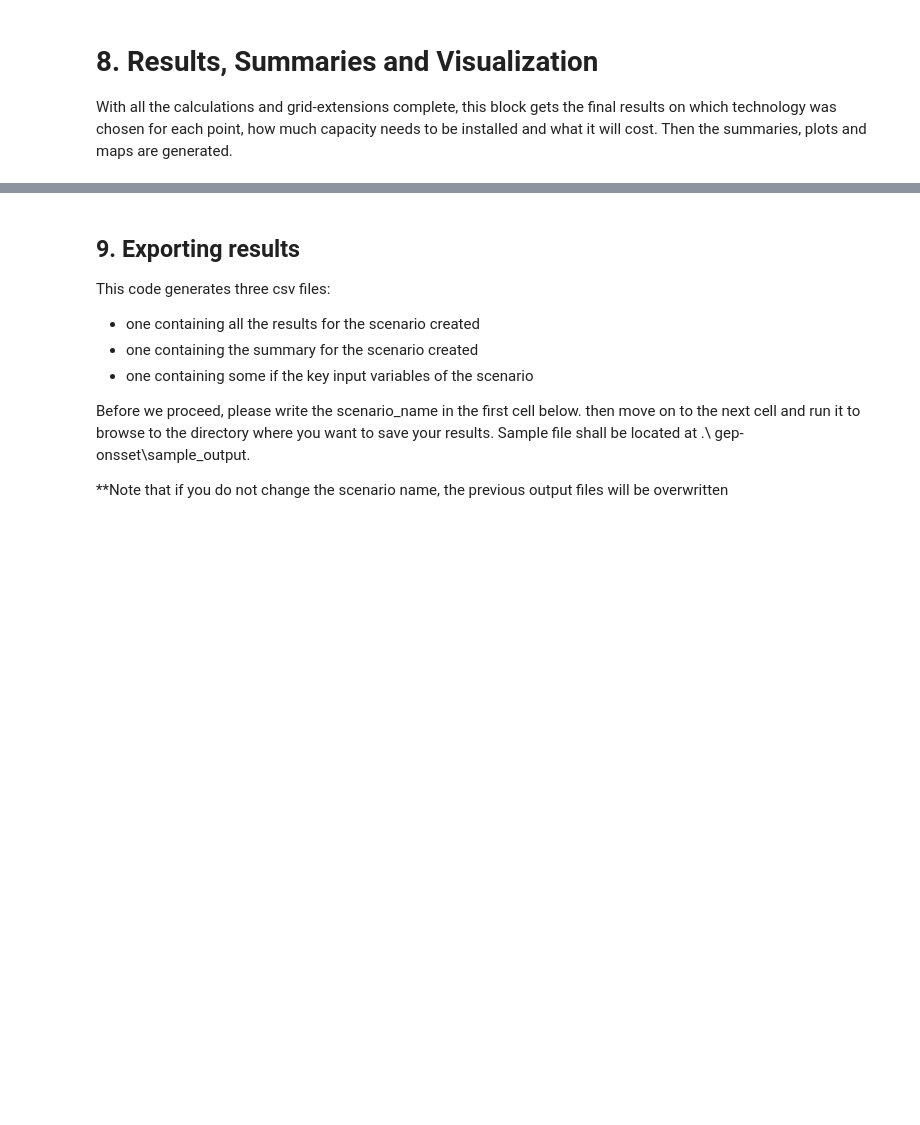
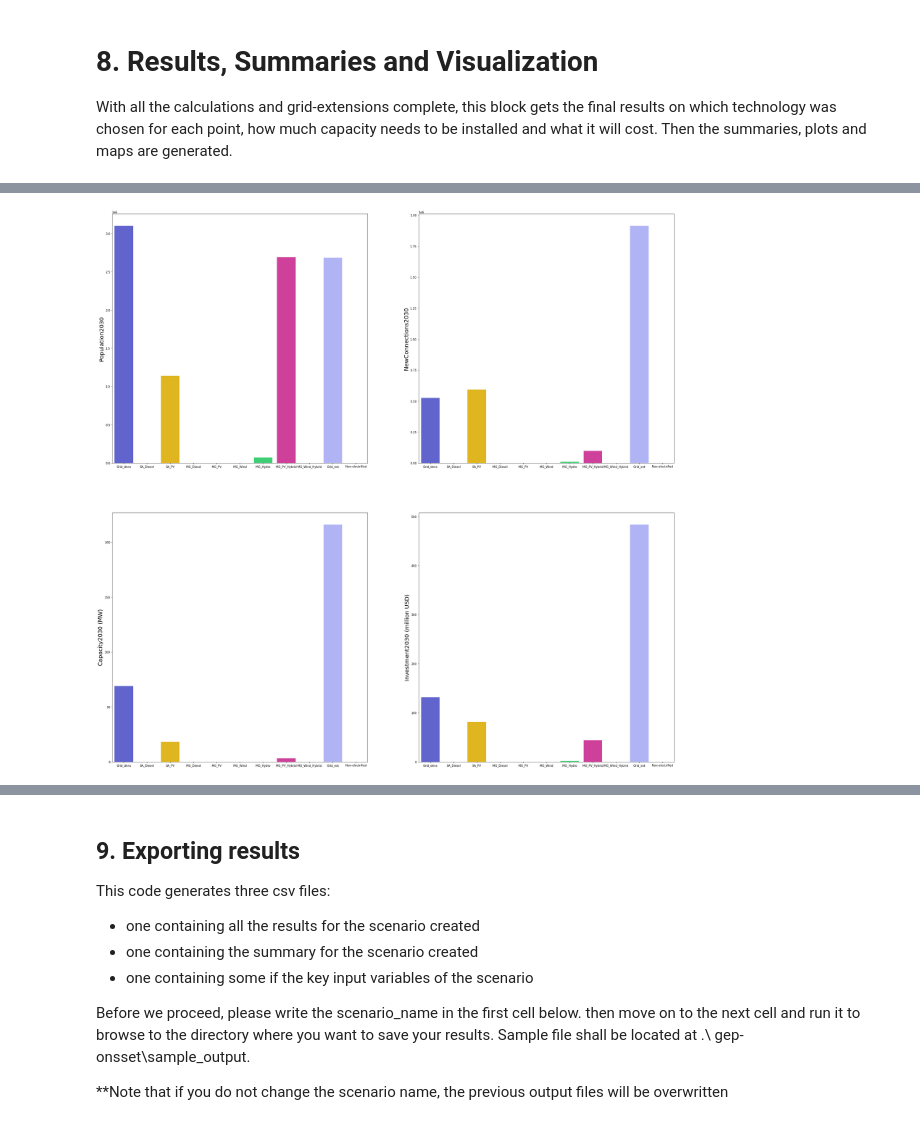
Before and after one commit to global-electrification-platform/gep-onsset, a Jupyter notebook: GEP_Generator.ipynb, the cells around one changed output, grey strips where cells are left out. Cells and saved outputs as stored; diff of their text form; code cells hidden in the pictures; blank space fills up the shorter version.

```diff
--- a/GEP_Generator.ipynb
+++ b/GEP_Generator.ipynb
@@ -208,6 +229,22 @@ grid_calc = Technology(om_of_td_lines=0.02,
                         grid_capacity_investment=grid_power_plants_capital_cost,
                         grid_price=grid_generation_cost)
 
+mg_pv_hybrid_calc = Technology(om_of_td_lines=0.02,
+                               distribution_losses=0.05,
+                               connection_cost_per_hh=100,
+                               capacity_factor=0.5,
+                               tech_life=20,
+                               mini_grid=True,
+                               hybrid=True)
+
+mg_wind_hybrid_calc = Technology(om_of_td_lines=0.02,
+                                 distribution_losses=0.05,
+                                 connection_cost_per_hh=100,
+                                 capacity_factor=0.5,
+                                 tech_life=20,
+                                 mini_grid=True,
+                                 hybrid=True)
+
 # Mini-grid hydro costs
 mg_hydro_calc = Technology(om_of_td_lines=0.02,
                             distribution_losses=0.05,
@@ -236,7 +273,7 @@ mg_pv_calc = Technology(om_of_td_lines=0.02,
                         base_to_peak_load_ratio=0.85,
                         tech_life=20,
                         om_costs=0.015,
-                        capital_cost=mg_pv_capital_cost * pv_adjustment_factor
+                        capital_cost= mg_pv_capital_cost
                        )
 
 # Stand-alone PV costs
@@ -359,9 +413,3 @@ tier_4 = 2117
 tier_5 = 2993
 
 onsseter.prepare_wtf_tier_columns(num_people_per_hh_rural, num_people_per_hh_urban, tier_1, tier_2, tier_3, tier_4, tier_5)
-# %%
-onsseter.df[SET_EDU_DEMAND] = 0           # Demand for educational facilities (kWh/capita/year)
-onsseter.df[SET_HEALTH_DEMAND] = 0        # Demand for health facilities (kWh/capita/year)
-onsseter.df[SET_COMMERCIAL_DEMAND] = 0    # Demand for commercial activities (kWh/capita/year)
-onsseter.df[SET_AGRI_DEMAND] = 0          # Demand for agricultural activities (kWh/capita/year)
-productive_demand = 0 # 1 if productive demand is defined and should be included, else 0
@@ -368,3 +420,5 @@ productive_demand = 0 # 1 if productive demand is defined and should be included
+# %%
+productive_demand = 1                     # 1 if productive demand is defined and should be included, else 0
 # %% [markdown]
 # 7. Start a scenario run, which calculate and compare technology costs for every settlement in the country
 
@@ -548,43 +685,45 @@ summary_table
 import matplotlib.pylab as plt
 import seaborn as sns
 
-colors = ['#73B2FF','#EDD100','#EDA800','#1F6600','#98E600','#70A800','#1FA800']
+colors = ['#4e53de','#EDD100','#ffc700','#1F6600','#98E600','#70A800','#28e66d', '#e628a0', '#1b8f4d', '#a6aaff', '#D3D3D3']
 techs_colors = dict(zip(techs, colors))
 
 summary_plot=summary_table.drop(labels='Total',axis=0)
-fig_size = [15, 15]
-font_size = 10
+fig_size = [35, 35]
+font_size = 1
 plt.rcParams["figure.figsize"] = fig_size
 f, axarr = plt.subplots(2, 2)
 fig_size = [15, 15]
 font_size = 10
 plt.rcParams["figure.figsize"] = fig_size
 
 if cost_choice == 1:
     sns.barplot(x=summary_plot.index.tolist(), y=columns[11], data=summary_plot, ax=axarr[0, 0], palette=colors)
     axarr[0, 0].set_ylabel(columns[4], fontsize=2*font_size)
     axarr[0, 0].tick_params(labelsize=font_size)
     sns.barplot(x=summary_plot.index.tolist(), y=columns[12], data=summary_plot, ax=axarr[0, 1], palette=colors)
     axarr[0, 1].set_ylabel(columns[5], fontsize=2*font_size)
     axarr[0, 1].tick_params(labelsize=font_size)
     sns.barplot(x=summary_plot.index.tolist(), y=columns[13], data=summary_plot, ax=axarr[1, 0], palette=colors)
     axarr[1, 0].set_ylabel(columns[6], fontsize=2*font_size)
     axarr[1, 0].tick_params(labelsize=font_size)
     sns.barplot(x=summary_plot.index.tolist(), y=columns[14], data=summary_plot, ax=axarr[1, 1], palette=colors)
     axarr[1, 1].set_ylabel(columns[7], fontsize=2*font_size)
     axarr[1, 1].tick_params(labelsize=font_size)
 else:
     sns.barplot(x=summary_plot.index.tolist(), y=columns[4], data=summary_plot, ax=axarr[0, 0], palette=colors)
     axarr[0, 0].set_ylabel(columns[4], fontsize=2*font_size)
     axarr[0, 0].tick_params(labelsize=font_size)
     sns.barplot(x=summary_plot.index.tolist(), y=columns[5], data=summary_plot, ax=axarr[0, 1], palette=colors)
     axarr[0, 1].set_ylabel(columns[5], fontsize=2*font_size)
     axarr[0, 1].tick_params(labelsize=font_size)
     sns.barplot(x=summary_plot.index.tolist(), y=columns[6], data=summary_plot, ax=axarr[1, 0], palette=colors)
     axarr[1, 0].set_ylabel(columns[6], fontsize=2*font_size)
     axarr[1, 0].tick_params(labelsize=font_size)
     sns.barplot(x=summary_plot.index.tolist(), y=columns[7], data=summary_plot, ax=axarr[1, 1], palette=colors)
     axarr[1, 1].set_ylabel(columns[7], fontsize=2*font_size)
     axarr[1, 1].tick_params(labelsize=font_size)
+# %% [output]
+[figure, added]
 # %%
 from matplotlib import pyplot as plt
```
Also changed, not shown: parts of 25 cells of this notebook, 1 other file.
